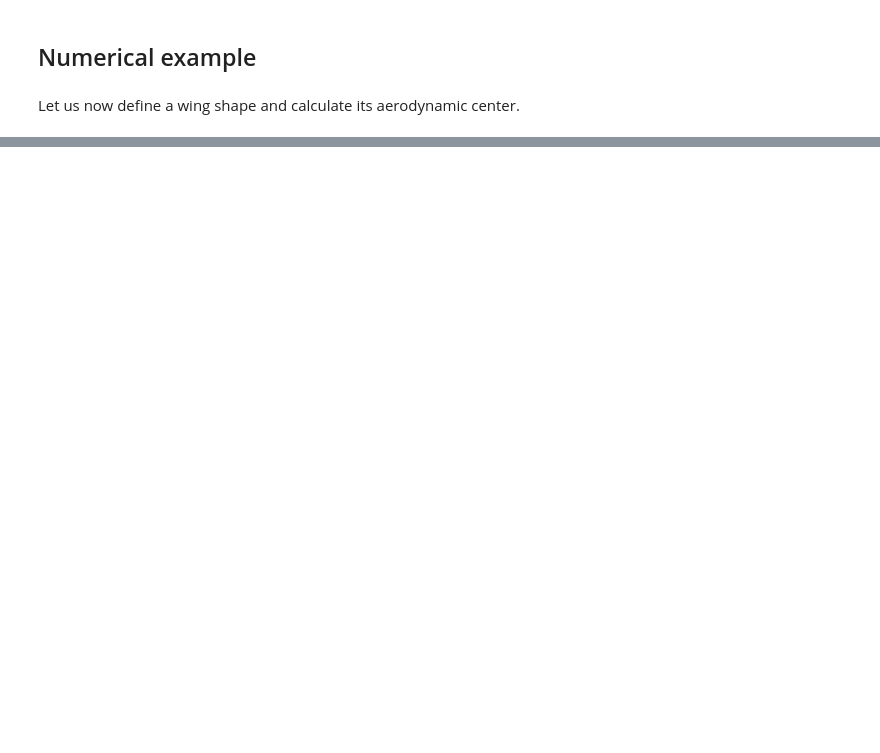
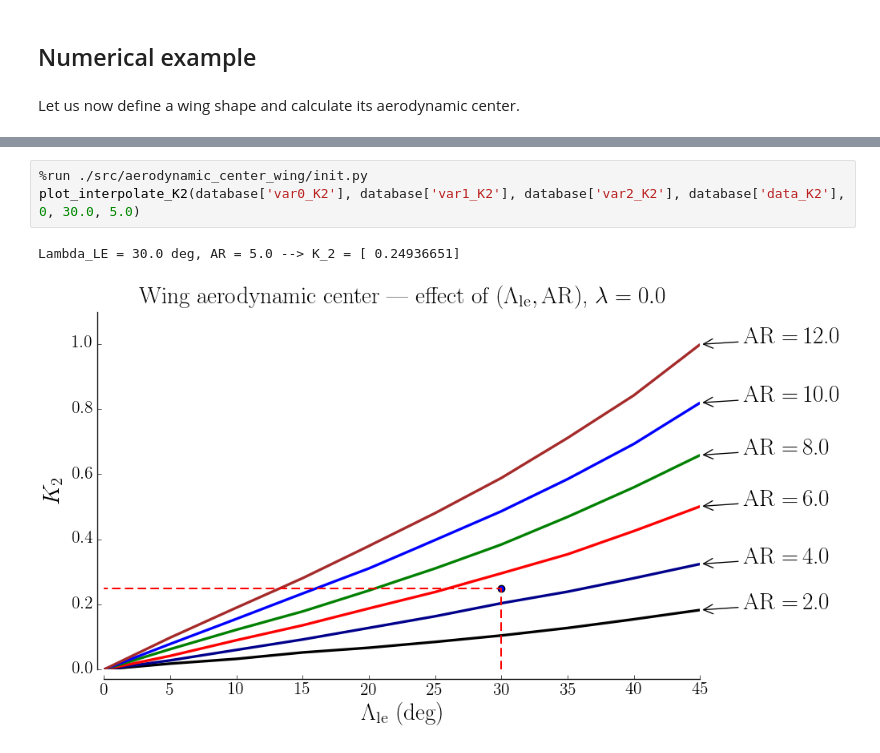
Before and after one commit to agodemar/jupyter-test, a Jupyter notebook: flight_mechanics/aerodynamic_center_wing.ipynb, the cells around one changed output, grey strips where cells are left out. Cells and saved outputs as stored; diff of their text form; blank space fills up the shorter version.

```diff
--- a/flight_mechanics/aerodynamic_center_wing.ipynb
+++ b/flight_mechanics/aerodynamic_center_wing.ipynb
@@ -75,0 +76,6 @@ Let us now define a wing shape and calculate its aerodynamic center.
+# %%
+%run ./src/aerodynamic_center_wing/init.py
+plot_interpolate_K2(database['var0_K2'], database['var1_K2'], database['var2_K2'], database['data_K2'], 0, 30.0, 5.0)
+# %% [output]
+Lambda_LE = 30.0 deg, AR = 5.0 --> K_2 = [ 0.24936651]
+[figure, added]
```
Also changed, not shown: parts of 12 cells of this notebook, 1 other file.
